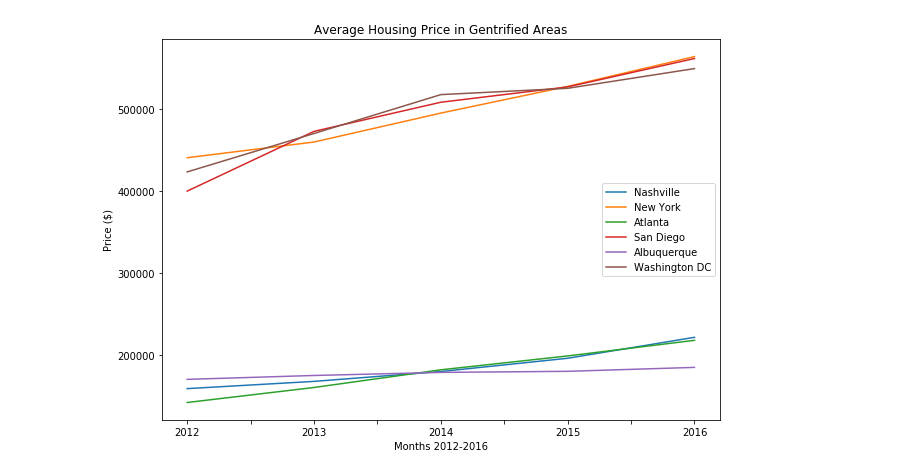
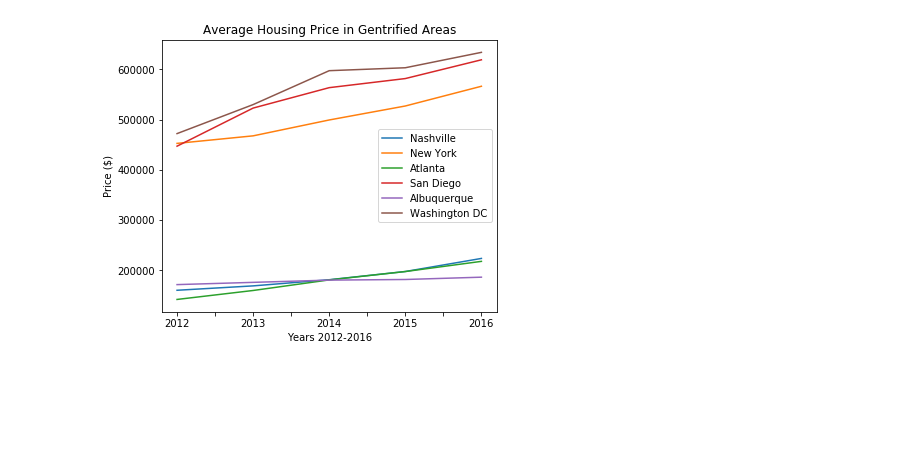
Before and after one commit to mdcrawford27/Project_1, a Jupyter notebook: Property_Values/Housing_Prices.ipynb, the cells around one changed output. Drawn from its saved outputs; the diff is of its cells as text; code cells hidden in the pictures; blank space fills up the shorter version.

```diff
--- a/Property_Values/Housing_Prices.ipynb
+++ b/Property_Values/Housing_Prices.ipynb
@@ -128,5 +134,6 @@ averages12
 # %%
-df13 = pd.DataFrame(house_cities4.iloc[13:24])
+#calc average for 2013 and add to the new dataframe
+df13 = pd.DataFrame(house_cities4.iloc[12:24])
 averages13 = pd.DataFrame([df13.mean(axis=0)], columns=list(cities))
 averages = averages12.append(averages13)
 averages
@@ -137,5 +144,6 @@ averages
 # %%
-df14 = pd.DataFrame(house_cities4.iloc[25:36])
+#same for 2014
+df14 = pd.DataFrame(house_cities4.iloc[24:36])
 averages14 = pd.DataFrame([df14.mean(axis=0)], columns=list(cities))
 averages = averages.append(averages14)
 averages
@@ -147,5 +155,6 @@ averages
 # %%
-df15 = pd.DataFrame(house_cities4.iloc[37:48])
+#same for 2015
+df15 = pd.DataFrame(house_cities4.iloc[36:48])
 averages15 = pd.DataFrame([df15.mean(axis=0)], columns=list(cities))
 averages = averages.append(averages15)
 averages
@@ -158,5 +167,6 @@ averages
 # %%
-df16 = pd.DataFrame(house_cities4.iloc[49:60])
+#same for 2016
+df16 = pd.DataFrame(house_cities4.iloc[48:60])
 averages16 = pd.DataFrame([df16.mean(axis=0)], columns=list(cities))
 averages = averages.append(averages16)
 averages
@@ -193,9 +205,9 @@ plt.show()
 # %%
-lines = averages_df.plot.line(figsize=(10,7))
+lines = averages_df.plot.line(figsize=(6,5))
 plt.title("Average Housing Price in Gentrified Areas")
 plt.legend(loc='center right')
-plt.xlabel("Months 2012-2016")
+plt.xlabel("Years 2012-2016")
 plt.ylabel("Price ($)")
 plt.show()
 # %% [output]
-[figure, old version]
+[figure, new version]
```
Also changed, not shown: parts of 15 cells of this notebook, 1 other file.
